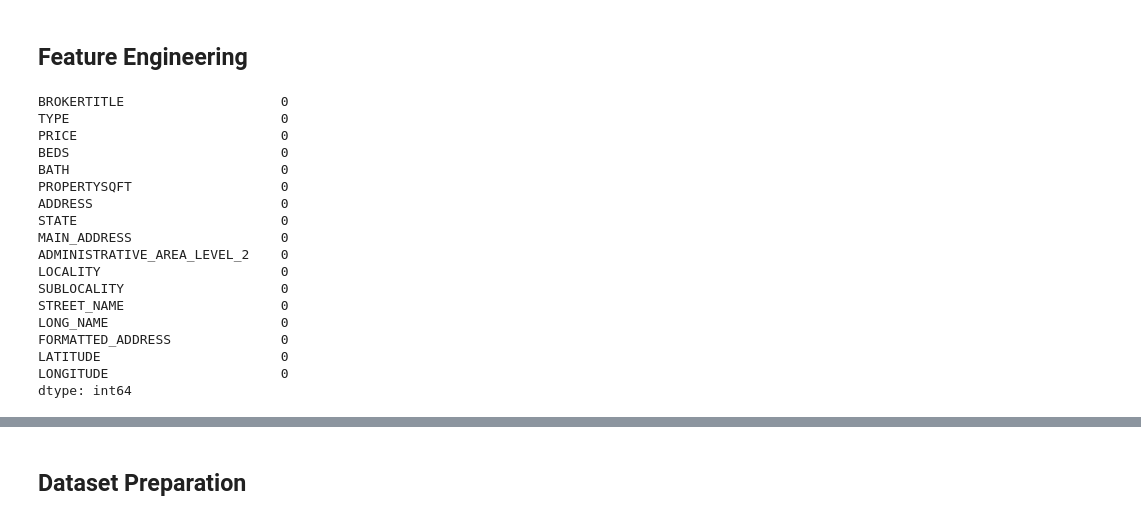
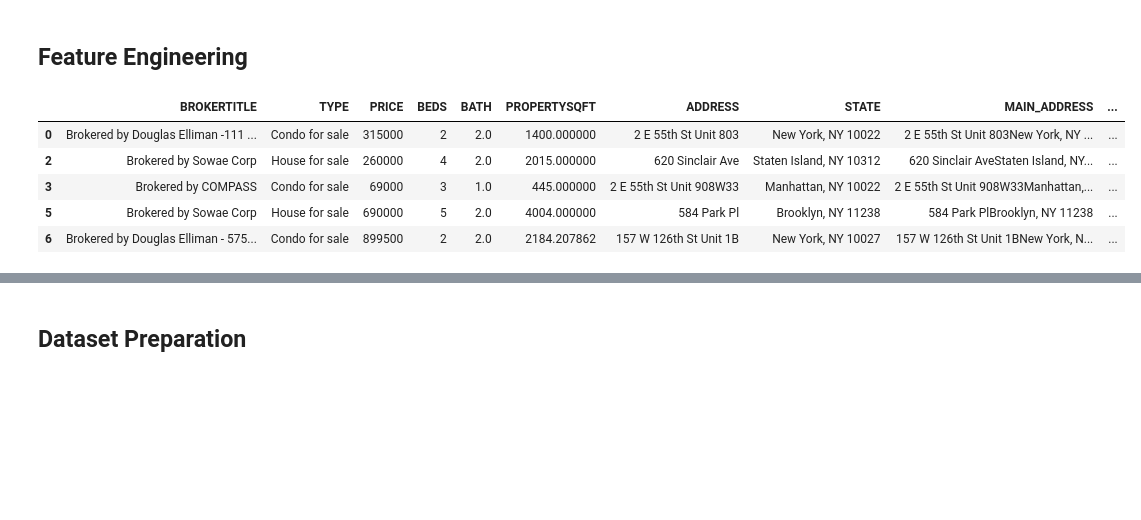
Before and after one commit to zippo538/MlopsMahindraDay1, a Jupyter notebook: research/main.ipynb, the cells around one changed output, grey strips where cells are left out. Cells and saved outputs as stored; diff of their text form; code cells hidden in the pictures; blank space fills up the shorter version.

```diff
--- a/research/main.ipynb
+++ b/research/main.ipynb
@@ -130,25 +130,13 @@ df.drop([304, 1, 317, 310, 360, 463], inplace=True)  # PRICE outliers
 df.drop([1143, 2653, 3276,2488,765,2265,3589,3603,4240,2564,1092,1410,1214,750,4191,4404], inplace=True)  # BEDS outliers
 df.drop([4623,2146,2148,823,3130,141,2932,2054,917,1823,4353,2107,69,4,2171], inplace=True)  # PROPERTYSQFT outliers
 # %%
-df.isna().sum()
+df.head(5)
 # %% [output]
-BROKERTITLE                    0
-TYPE                           0
-PRICE                          0
-BEDS                           0
-BATH                           0
-PROPERTYSQFT                   0
-ADDRESS                        0
-STATE                          0
-MAIN_ADDRESS                   0
-ADMINISTRATIVE_AREA_LEVEL_2    0
-LOCALITY                       0
-SUBLOCALITY                    0
-STREET_NAME                    0
-LONG_NAME                      0
-FORMATTED_ADDRESS              0
-LATITUDE                       0
-LONGITUDE                      0
-dtype: int64
+|  | BROKERTITLE | TYPE | PRICE | BEDS | BATH | PROPERTYSQFT | ADDRESS | STATE | MAIN_ADDRESS | ... |
+| 0 | Brokered by Douglas Elliman -111 ... | Condo for sale | 315000 | 2 | 2.0 | 1400.000000 | 2 E 55th St Unit 803 | New York, NY 10022 | 2 E 55th St Unit 803New York, NY ... | ... |
+| 2 | Brokered by Sowae Corp | House for sale | 260000 | 4 | 2.0 | 2015.000000 | 620 Sinclair Ave | Staten Island, NY 10312 | 620 Sinclair AveStaten Island, NY... | ... |
+| 3 | Brokered by COMPASS | Condo for sale | 69000 | 3 | 1.0 | 445.000000 | 2 E 55th St Unit 908W33 | Manhattan, NY 10022 | 2 E 55th St Unit 908W33Manhattan,... | ... |
+| 5 | Brokered by Sowae Corp | House for sale | 690000 | 5 | 2.0 | 4004.000000 | 584 Park Pl | Brooklyn, NY 11238 | 584 Park PlBrooklyn, NY 11238 | ... |
+| 6 | Brokered by Douglas Elliman - 575... | Condo for sale | 899500 | 2 | 2.0 | 2184.207862 | 157 W 126th St Unit 1B | New York, NY 10027 | 157 W 126th St Unit 1BNew York, N... | ... |
 # %%
 # drop columns
```
Also changed, not shown: parts of 33 cells of this notebook, 7 other files.
